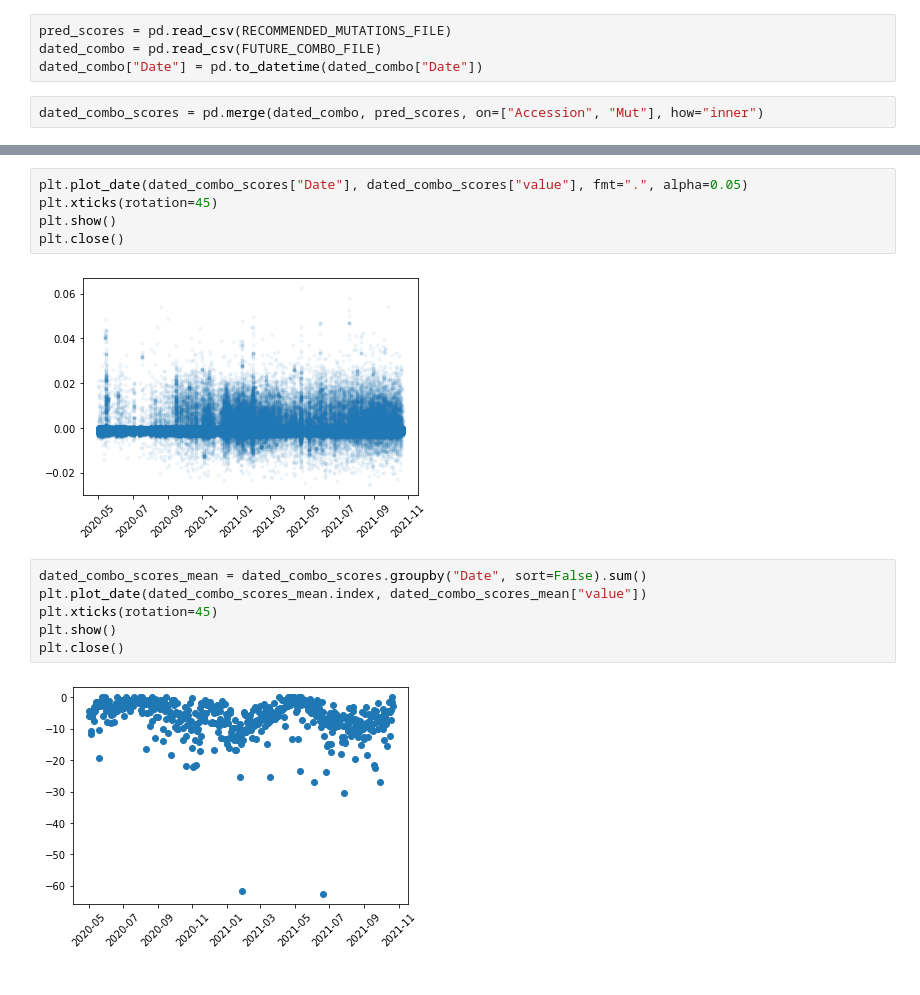
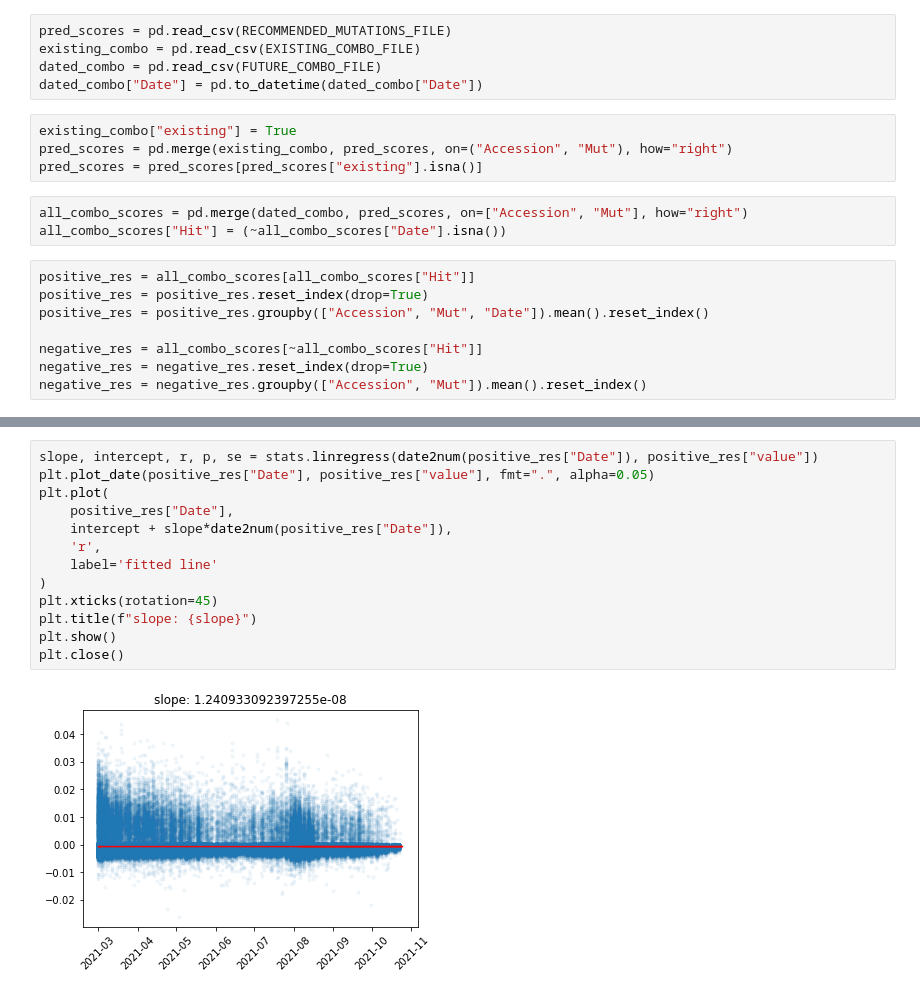
Before and after one commit to Takkoona/fixynergy, a Jupyter notebook: 7_linkage_fitness.ipynb, the cells around one changed output, grey strips where cells are left out. Cells and saved outputs as stored; diff of their text form.

Commit message:
Score distribution and slope

```diff
--- a/7_linkage_fitness.ipynb
+++ b/7_linkage_fitness.ipynb
@@ -17,7 +23,21 @@ from utils import (
 )
 # %%
 pred_scores = pd.read_csv(RECOMMENDED_MUTATIONS_FILE)
+existing_combo = pd.read_csv(EXISTING_COMBO_FILE)
 dated_combo = pd.read_csv(FUTURE_COMBO_FILE)
 dated_combo["Date"] = pd.to_datetime(dated_combo["Date"])
+# %%
+existing_combo["existing"] = True
+pred_scores = pd.merge(existing_combo, pred_scores, on=("Accession", "Mut"), how="right")
+pred_scores = pred_scores[pred_scores["existing"].isna()]
 # %%
-dated_combo_scores = pd.merge(dated_combo, pred_scores, on=["Accession", "Mut"], how="inner")
+all_combo_scores = pd.merge(dated_combo, pred_scores, on=["Accession", "Mut"], how="right")
+all_combo_scores["Hit"] = (~all_combo_scores["Date"].isna())
+# %%
+positive_res = all_combo_scores[all_combo_scores["Hit"]]
+positive_res = positive_res.reset_index(drop=True)
+positive_res = positive_res.groupby(["Accession", "Mut", "Date"]).mean().reset_index()
+
+negative_res = all_combo_scores[~all_combo_scores["Hit"]]
+negative_res = negative_res.reset_index(drop=True)
+negative_res = negative_res.groupby(["Accession", "Mut"]).mean().reset_index()
@@ -24,15 +68,15 @@ dated_combo_scores = pd.merge(dated_combo, pred_scores, on=["Accession", "Mut"],
 # %%
-plt.plot_date(dated_combo_scores["Date"], dated_combo_scores["value"], fmt=".", alpha=0.05)
+slope, intercept, r, p, se = stats.linregress(date2num(positive_res["Date"]), positive_res["value"])
+plt.plot_date(positive_res["Date"], positive_res["value"], fmt=".", alpha=0.05)
+plt.plot(
+    positive_res["Date"],
+    intercept + slope*date2num(positive_res["Date"]),
+    'r',
+    label='fitted line'
+)
 plt.xticks(rotation=45)
+plt.title(f"slope: {slope}")
 plt.show()
 plt.close()
 # %% [output]
-[figure, old version]
+[figure, new version]
-# %%
-dated_combo_scores_mean = dated_combo_scores.groupby("Date", sort=False).sum()
-plt.plot_date(dated_combo_scores_mean.index, dated_combo_scores_mean["value"])
-plt.xticks(rotation=45)
-plt.show()
-plt.close()
-# %% [output]
-[figure, removed]
```
Also changed, not shown: parts of 8 cells of this notebook, 7 other files.
